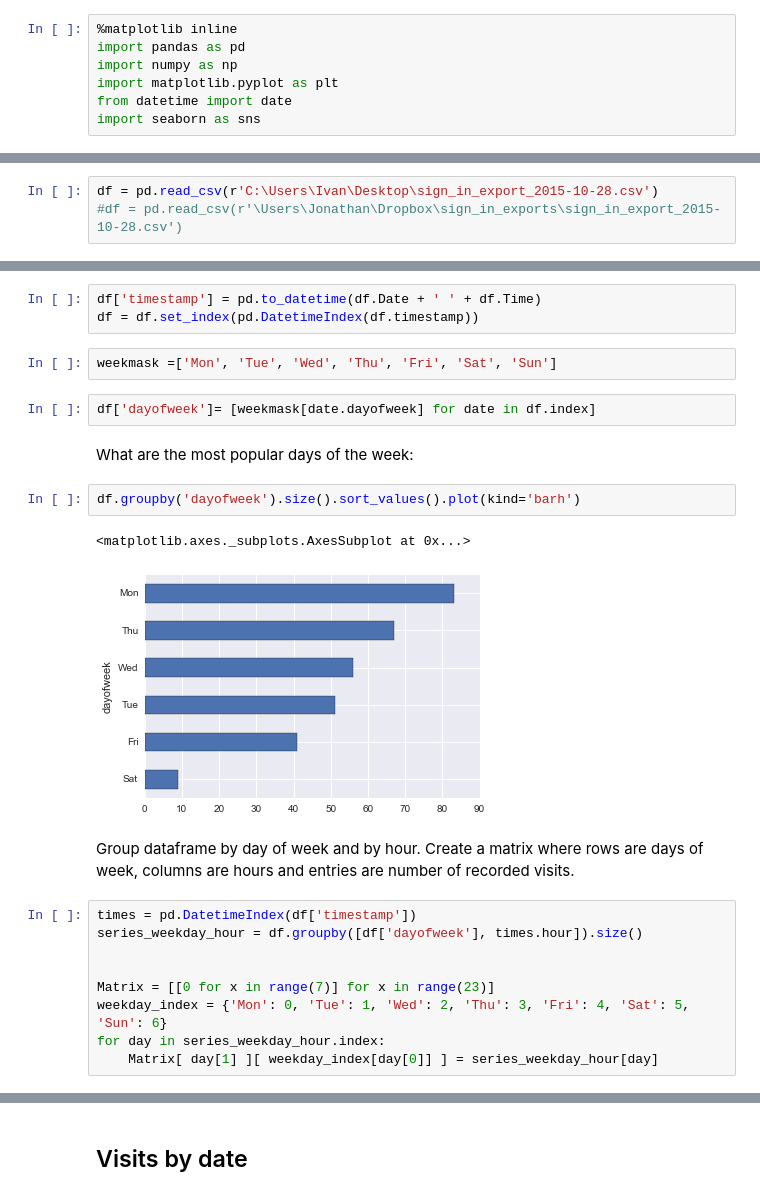
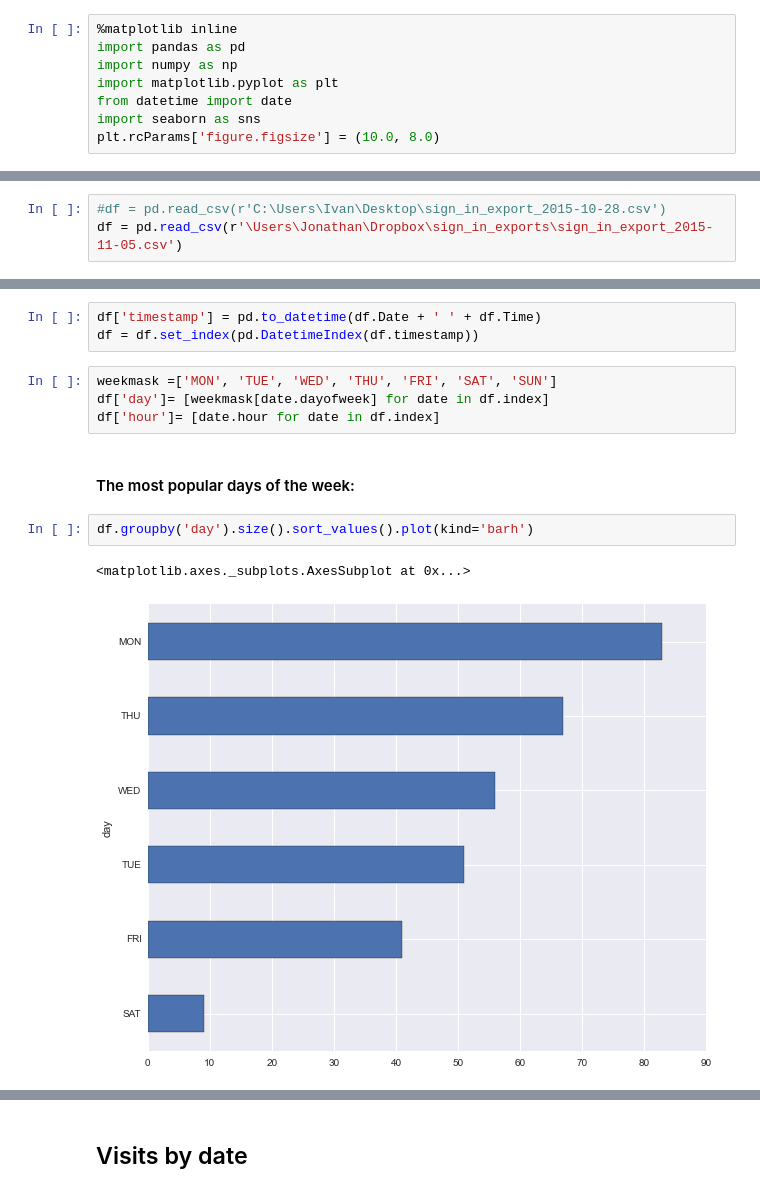
Before and after one commit to ilevcovitz/econ_tutoring_sign_in, a Jupyter notebook: analyze/TutorAnalysis.ipynb, the cells around one changed output, grey strips where cells are left out. Cells and saved outputs as stored; diff of their text form.

```diff
--- a/analyze/TutorAnalysis.ipynb
+++ b/analyze/TutorAnalysis.ipynb
@@ -7,10 +7,11 @@ import numpy as np
 import matplotlib.pyplot as plt
 from datetime import date
 import seaborn as sns
+plt.rcParams['figure.figsize'] = (10.0, 8.0)
 # %% [markdown]
 Read in the data kept in the ..\Dropbox\sign_in_exports folder
 Right now we're just manually grabbing one csv file.  But we could script this to grab the most recent file in the folder.
 # %%
-df = pd.read_csv(r'C:\Users\Ivan\Desktop\sign_in_export_2015-10-28.csv')
-#df = pd.read_csv(r'\Users\Jonathan\Dropbox\sign_in_exports\sign_in_export_2015-10-28.csv')
+#df = pd.read_csv(r'C:\Users\Ivan\Desktop\sign_in_export_2015-10-28.csv')
+df = pd.read_csv(r'\Users\Jonathan\Dropbox\sign_in_exports\sign_in_export_2015-11-05.csv')
 # %% [markdown]
@@ -18,25 +19,14 @@ Let's now create a datetime index to use datetime functions below.
 # %%
 df['timestamp'] = pd.to_datetime(df.Date + ' ' + df.Time)
 df = df.set_index(pd.DatetimeIndex(df.timestamp))
-# %%
-weekmask =['Mon', 'Tue', 'Wed', 'Thu', 'Fri', 'Sat', 'Sun']
-# %%
-df['dayofweek']= [weekmask[date.dayofweek] for date in df.index]
+# %%
+weekmask =['MON', 'TUE', 'WED', 'THU', 'FRI', 'SAT', 'SUN']
+df['day']= [weekmask[date.dayofweek] for date in df.index]
+df['hour']= [date.hour for date in df.index]
 # %% [markdown]
-What are the most popular days of the week:
+#### The most popular days of the week:
 # %%
-df.groupby('dayofweek').size().sort_values().plot(kind='barh')
+df.groupby('day').size().sort_values().plot(kind='barh')
 # %% [output]
 <matplotlib.axes._subplots.AxesSubplot at 0x...>
-[figure, old version]
+[figure, new version]
-# %% [markdown]
-Group dataframe by day of week and by hour. Create a matrix where rows are days of week, columns are hours and entries are number of recorded visits.
-# %%
-times = pd.DatetimeIndex(df['timestamp'])
-series_weekday_hour = df.groupby([df['dayofweek'], times.hour]).size()
-
-
-Matrix = [[0 for x in range(7)] for x in range(23)]
-weekday_index = {'Mon': 0, 'Tue': 1, 'Wed': 2, 'Thu': 3, 'Fri': 4, 'Sat': 5, 'Sun': 6}
-for day in series_weekday_hour.index:
-    Matrix[ day[1] ][ weekday_index[day[0]] ] = series_weekday_hour[day]
```
Also changed, not shown: parts of 24 cells of this notebook.
